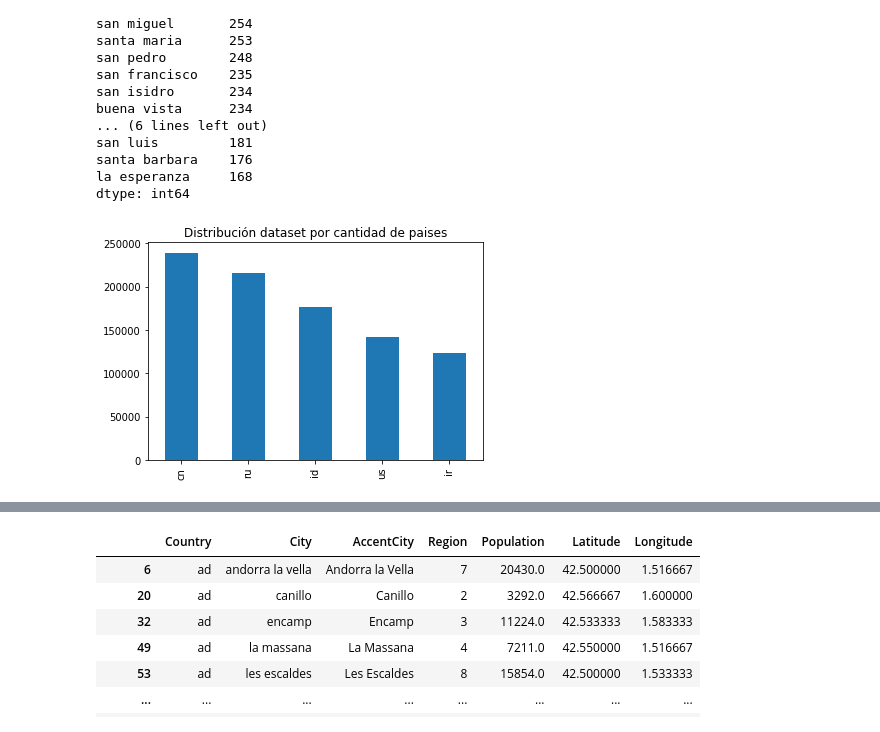
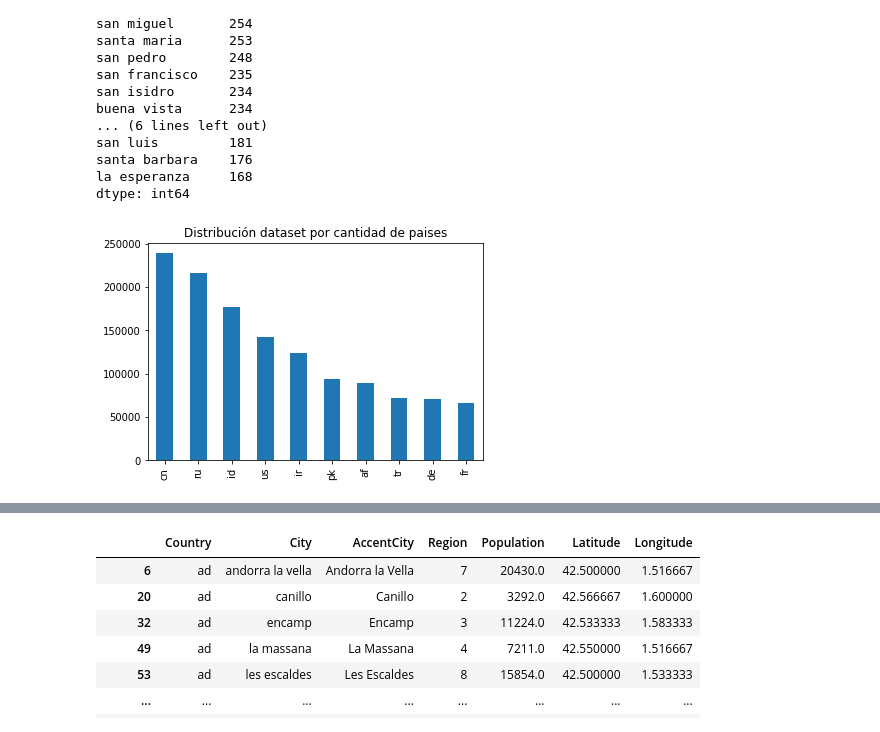
Before and after one commit to christophergarcia89/bci, a Jupyter notebook: Hipotesis.ipynb, the cells around one changed output, grey strips where cells are left out. Cells and saved outputs as stored; diff of their text form; code cells hidden in the pictures.

```diff
--- a/Hipotesis.ipynb
+++ b/Hipotesis.ipynb
@@ -173,11 +173,11 @@ santa barbara    176
 la esperanza     168
 dtype: int64
 # %%
-#Distribución del dataset por paises. Top 5
-plot = data['Country'].value_counts().head(5).plot(kind='bar',
+#Distribución del dataset por paises. Top 10
+plot = data['Country'].value_counts().head(10).plot(kind='bar',
                                             title='Distribución dataset por cantidad de paises')
 # %% [output]
-[figure, old version]
+[figure, new version]
 # %%
 #Distribución del dataset por ciudades. Top 20
 plot = data['City'].value_counts().head(20).plot(kind='bar',
```
Also changed, not shown: parts of 8 cells of this notebook.
